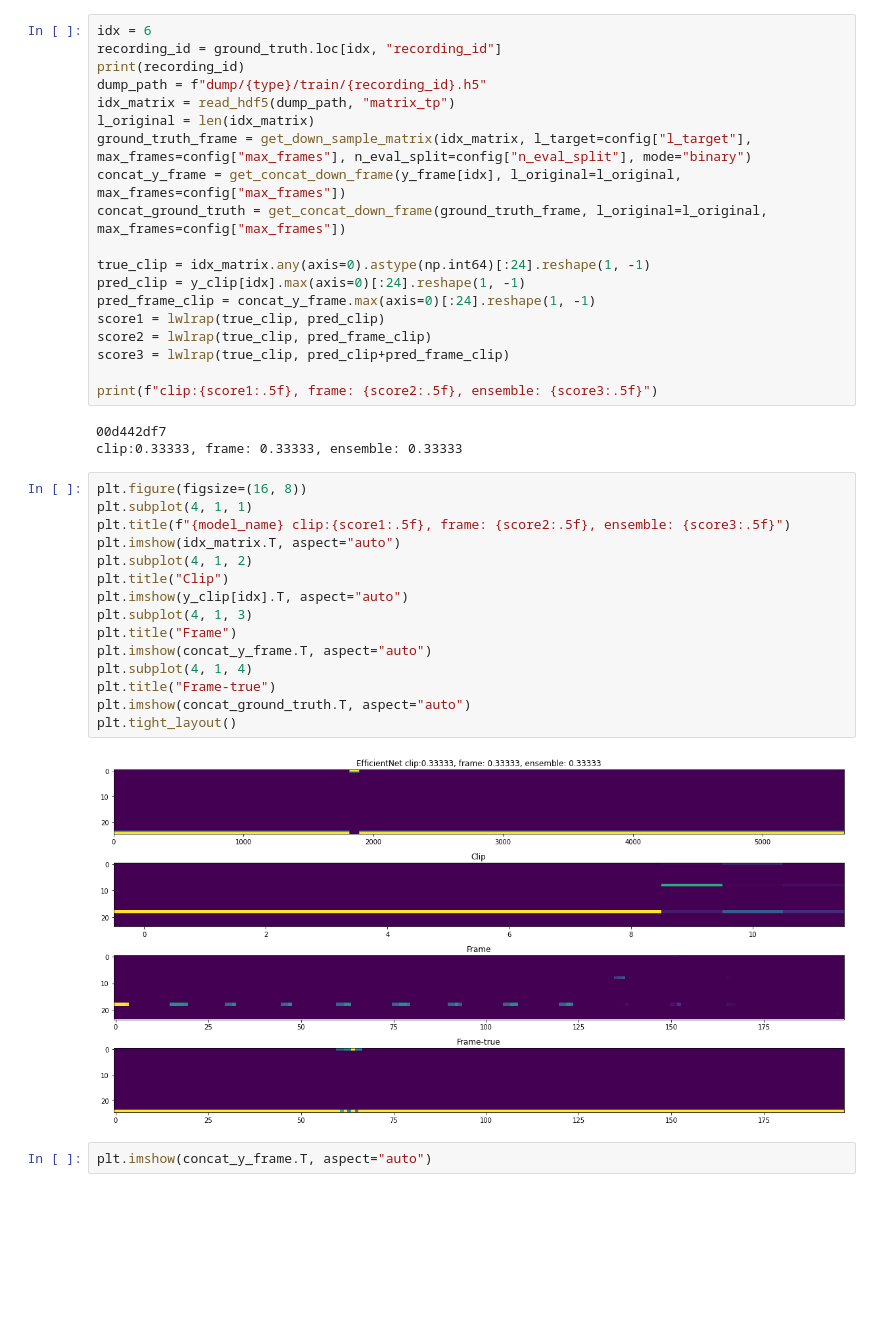
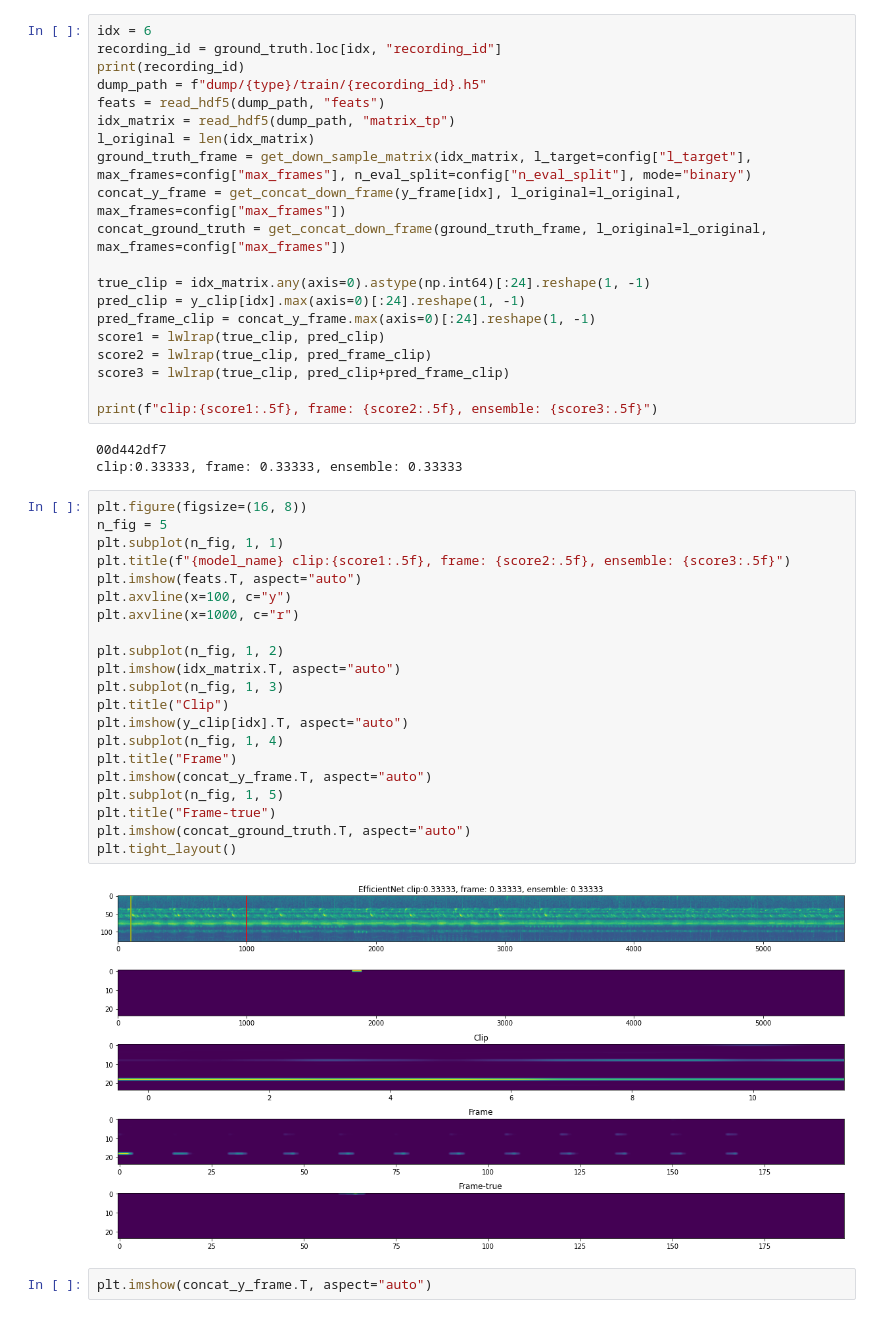
Before and after one commit to ibkuroyagi/Rainforest-Connection-Species-Audio-Detection, a Jupyter notebook: working/EDA.ipynb, the cells around one changed output. Drawn from its saved outputs; the diff is of its cells as text; blank space fills up the shorter version.

Commit message:
add plot

```diff
--- a/working/EDA.ipynb
+++ b/working/EDA.ipynb
@@ -297,6 +297,7 @@ idx = 6
 recording_id = ground_truth.loc[idx, "recording_id"]
 print(recording_id)
 dump_path = f"dump/{type}/train/{recording_id}.h5"
+feats = read_hdf5(dump_path, "feats")
 idx_matrix = read_hdf5(dump_path, "matrix_tp")
 l_original = len(idx_matrix)
 ground_truth_frame = get_down_sample_matrix(idx_matrix, l_target=config["l_target"], max_frames=config["max_frames"], n_eval_split=config["n_eval_split"], mode="binary")
@@ -316,21 +317,27 @@ print(f"clip:{score1:.5f}, frame: {score2:.5f}, ensemble: {score3:.5f}")
 clip:0.33333, frame: 0.33333, ensemble: 0.33333
 # %%
 plt.figure(figsize=(16, 8))
-plt.subplot(4, 1, 1)
+n_fig = 5
+plt.subplot(n_fig, 1, 1)
 plt.title(f"{model_name} clip:{score1:.5f}, frame: {score2:.5f}, ensemble: {score3:.5f}")
+plt.imshow(feats.T, aspect="auto")
+plt.axvline(x=100, c="y")
+plt.axvline(x=1000, c="r")
+
+plt.subplot(n_fig, 1, 2)
 plt.imshow(idx_matrix.T, aspect="auto")
-plt.subplot(4, 1, 2)
+plt.subplot(n_fig, 1, 3)
 plt.title("Clip")
 plt.imshow(y_clip[idx].T, aspect="auto")
-plt.subplot(4, 1, 3)
+plt.subplot(n_fig, 1, 4)
 plt.title("Frame")
 plt.imshow(concat_y_frame.T, aspect="auto")
-plt.subplot(4, 1, 4)
+plt.subplot(n_fig, 1, 5)
 plt.title("Frame-true")
 plt.imshow(concat_ground_truth.T, aspect="auto")
 plt.tight_layout()
 # %% [output]
-[figure, old version]
+[figure, new version]
 # %%
 plt.imshow(concat_y_frame.T, aspect="auto")
 # %%
```
Also changed, not shown: parts of 1 cell of this notebook, 5 other files.
